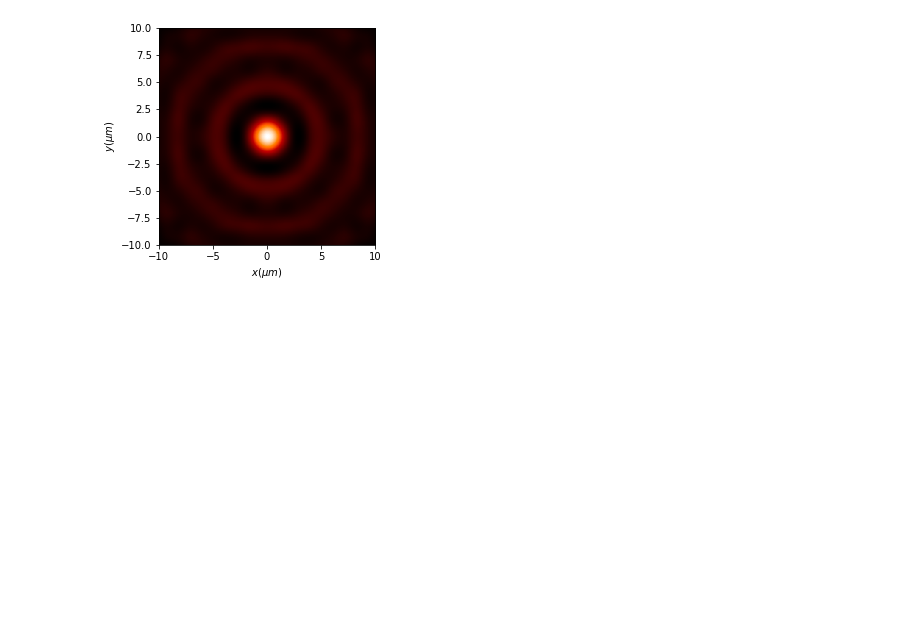
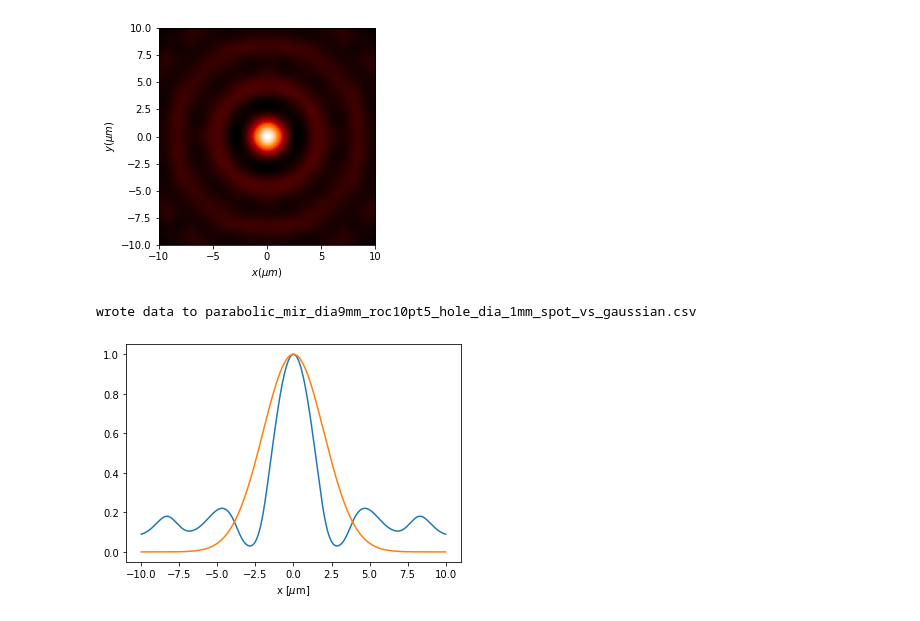
Before and after one commit to prhuft/fourier-optics, a Jupyter notebook: diffractio/XY_parabolic_mirror.ipynb, the cells around one changed output. Saved outputs shown, nothing was run; the diff lists cells and outputs as text; code cells hidden in the pictures; blank space fills up the shorter version.

```diff
--- a/diffractio/XY_parabolic_mirror.ipynb
+++ b/diffractio/XY_parabolic_mirror.ipynb
@@ -263,0 +273,16 @@ u2.cut_resample?
+# %%
+slicelen = len(uresamp.u[0,:])
+slicepts = uresamp.u[slicelen//2,:]
+xpts = linspace(-nw,nw,slicelen)
+plt.plot(xpts, abs(slicepts)**2/max(abs(slicepts)**2))
+plt.plot(xpts, exp(-2*(xpts/(4*um))**2))
+plt.xlabel(r"x [$\mu$m]")
+
+data = [xpts, abs(slicepts)**2/max(abs(slicepts)**2), exp(-2*(xpts/(4*um))**2)]
+labels = ['xpts', 'focal intensity', 'w0=4 um Gaussian']
+
+# fname = "parabolic_mir_dia9mm_roc10pt5_hole_dia_1mm_spot_vs_gaussian.csv"
+# soln_to_csv(fname, data, labels, metastr=None)
+# %% [output]
+wrote data to parabolic_mir_dia9mm_roc10pt5_hole_dia_1mm_spot_vs_gaussian.csv
+[figure, added]
```
Also changed, not shown: parts of 12 cells of this notebook, 5 other files.
